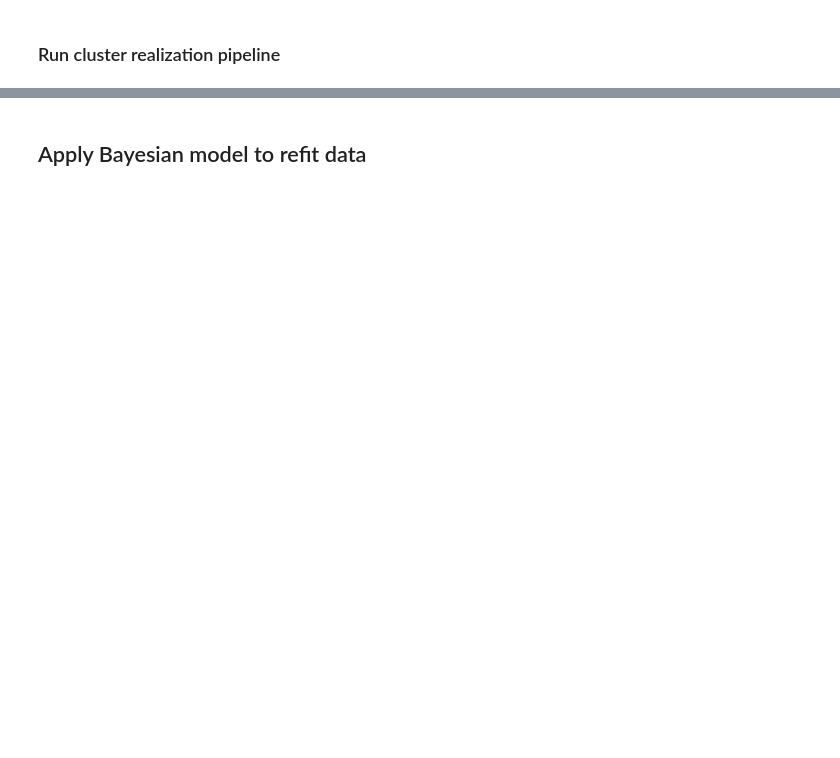
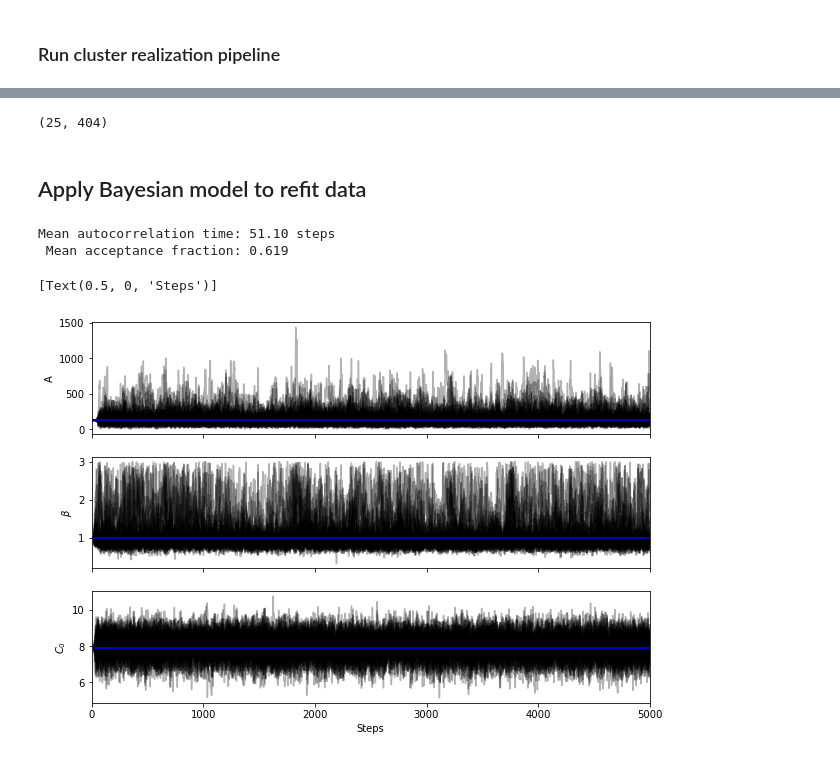
Before and after one commit to floydie7/SPT_AGN, a Jupyter notebook: Mock_generation_2022_Floyd.ipynb, the cells around one changed output, grey strips where cells are left out. Drawn from its saved outputs; the diff is of its cells as text; code cells hidden in the pictures; blank space fills up the shorter version.

```diff
--- a/Mock_generation_2022_Floyd.ipynb
+++ b/Mock_generation_2022_Floyd.ipynb
@@ -161,14 +261,18 @@ def model_rate(params, radial_dist, cluster_id):
     """
 
     # Unpack the parameters
-    theta, beta, c0 = params
+    if cluster_id == -1:
+        theta, beta, c0 = params
+    else:
+        # theta, beta, c0 = (0., 0., *params)
+        theta, beta, c0 = params
     rc = rc_true
 
     # In mock generation, we need to be able to skip adding the background surface density redshift relation.
     if cluster_id == -1:
         cz = 0.
     else:
-        z = master_catalog['REDSHIFT'][master_catalog['SPT_ID'] == cluster_id][0]
+        z = catalog['REDSHIFT'][catalog['SPT_ID'] == cluster_id][0]
         cz = c0 + delta_c(z) * num_clusters
 
     # Our amplitude will eventually be more complicated
@@ -226,11 +288,12 @@ def generate_mock_cluster(cluster_catalog: Table, color_threshold: float, c_true
 def lnlike(params: tuple[float, ...]):
     # Compute the likelihood value for each cluster
     cluster_like = []
-    for cluster in master_catalog.group_by('SPT_ID').groups:
+    for cluster in catalog.group_by('SPT_ID').groups:
         cluster_id = cluster['SPT_ID'][0]
 
         # Get the selection membership of each object
-        mu_agn = cluster['SELECTION_MEMBERSHIP']
+        # mu_agn = cluster['SELECTION_MEMBERSHIP']
+        mu_agn = 1.
 
         # Compute the model rate at locations of the AGN.
         ri = cluster['radial_dist']
@@ -241,7 +304,7 @@ def lnlike(params: tuple[float, ...]):
         nall = model_rate(params, rall, cluster_id)
 
         # We use a Poisson likelihood function
-        ln_like_func = np.sum(np.log(ni * ri) * mu_agn) - np.trapz(nall * 2 * np.pi * rall, rall)
+        ln_like_func = np.sum(np.log(ni * ri * mu_agn) ) - np.trapz(nall * 2 * np.pi * rall, rall)
         cluster_like.append(ln_like_func)
 
     # Compute the total likelihood value
@@ -250,11 +313,12 @@ def lnlike(params: tuple[float, ...]):
 # %%
 def lnprior(params: tuple[float, ...]):
     # Extract the parameters
+    # theta, beta, c0 = (0., 0., *params)
     theta, beta, c0 = params
     rc = rc_true
 
     cluster_prior = []
-    for cluster in master_catalog.group_by('SPT_ID').groups:
+    for cluster in catalog.group_by('SPT_ID').groups:
         # Get the cluster redshift to set the background hyperparameters
         z = cluster['REDSHIFT'][0]
         h_c = agn_prior_surf_den(z) * num_clusters
@@ -272,6 +336,7 @@ def lnprior(params: tuple[float, ...]):
             beta_lnprior = 0.
             rc_lnprior = 0.
             c_lnprior = -0.5 * np.sum((cz - h_c) ** 2 / h_c_err ** 2)
+            # c_lnprior = 0.
         else:
             theta_lnprior = -np.inf
             beta_lnprior = -np.inf
@@ -295,7 +360,7 @@ def lnprob(params: tuple[float, ...]):
 ## Generate mock catalog
 # %%
 # Select out a number of clusters to use as examples
-n_cl = 2
+n_cl = 1
 
 # Read in the SDWFS IRAGN catalog for use later
 sdwfs_agn = Table.read('Data_Repository/Project_Data/SPT-IRAGN/Output/SDWFS_cutout_IRAGN.fits')
@@ -430,0 +498,6 @@ KeyboardInterrupt:
+# %%
+cluster_only = master_catalog[master_catalog['CLUSTER_AGN'].astype(bool)]
+background_only = master_catalog[~master_catalog['CLUSTER_AGN'].astype(bool)]
+len(cluster_only), len(background_only)
+# %% [output]
+(25, 404)
@@ -439,24 +514,35 @@ nsteps = 5000
 # Initialize walker positions
 # pos0 = np.array([rng.normal(a_true, 1e-4, size=nwalkers), rng.normal(beta_true, 1e-4, size=nwalkers), rng.normal(rc_true, 1e-4, size=nwalkers), rng.normal(c_true, 1e-4, size=nwalkers)]).T
 pos0 = np.array([rng.normal(a_true, 1e-4, size=nwalkers), rng.normal(beta_true, 1e-4, size=nwalkers), rng.normal(c0_true, 1e-4, size=nwalkers)]).T
+# pos0 = np.array([rng.normal(c0_true, 1e-4, size=nwalkers)]).T
 
 with MultiPool() as pool:
     sampler = emcee.EnsembleSampler(nwalkers=nwalkers, ndim=ndim, log_prob_fn=lnprob, pool=pool)
     sampler.run_mcmc(pos0, nsteps=nsteps, progress=True)
 
-print(f'Mean autocorrelation time: {(mean_tau := np.mean(sampler.get_autocorr_time())):.2f} steps\n', f'Mean acceptance fraction: {np.mean(sampler.acceptance_fraction):.3f}')
+try:
+    print(f'Mean autocorrelation time: {(mean_tau := np.mean(sampler.get_autocorr_time())):.2f} steps\n', f'Mean acceptance fraction: {np.mean(sampler.acceptance_fraction):.3f}')
+except emcee.autocorr.AutocorrError:
+    print(f'Mean autocorrelation time: {(mean_tau := np.mean(sampler.get_autocorr_time(quiet=True))):.2f} steps\n', f'Mean acceptance fraction: {np.mean(sampler.acceptance_fraction):.3f}')
+# %% [output]
+Mean autocorrelation time: 51.10 steps
+ Mean acceptance fraction: 0.619
 # %%
 # Plot chains
 samples = sampler.get_chain()
 labels = ['A', r'$\beta$', r'$C_0$']
 truths = [a_true, beta_true, c0_true]
-_, axes = plt.subplots(nrows=ndim, figsize=(10, 7), sharex='col')
+# truth, label = truths[-1], labels[-1]
+fig, axes = plt.subplots(nrows=ndim, figsize=(10, 7), sharex='col')
 for i, (ax, label, truth) in enumerate(zip(axes.flatten(), labels, truths)):
     ax.plot(samples[:, :, i], 'k', alpha=0.3)
     ax.axhline(y=truth, c='b')
     ax.set(ylabel=label, xlim=[0, len(samples)])
 axes[-1].set(xlabel='Steps')
-plt.show()
+# fig.savefig('Data_Repository/Project_Data/SPT-IRAGN/MCMC/Mock_Catalog/Plots/Port_Rebuild_Tests/param_chains_full_los_hard_mu_cut_correction.pdf')
+# %% [output]
+[Text(0.5, 0, 'Steps')]
+[figure, added]
 # %%
 # Plot posterior
 flat_samples = sampler.get_chain(discard=int(3*mean_tau), flat=True)
```
Also changed, not shown: parts of 11 cells of this notebook.
